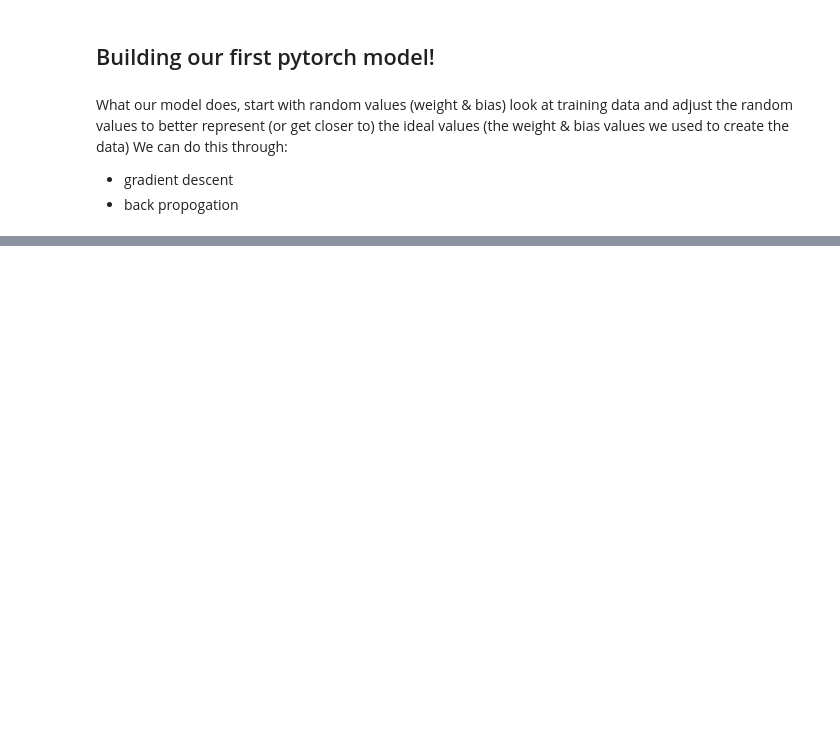
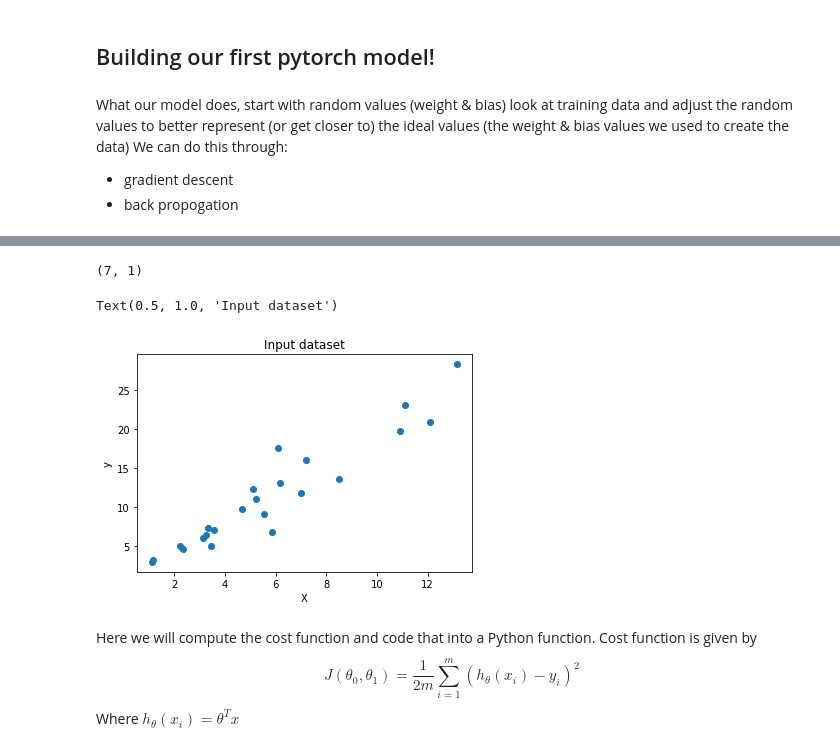
Before and after one commit to lizhiqihhh/AIM-MLWorkshop, a Jupyter notebook: w4/linear_regression.ipynb, the cells around one changed output, grey strips where cells are left out. Saved outputs shown, nothing was run; the diff lists cells and outputs as text; code cells hidden in the pictures; blank space fills up the shorter version.

```diff
--- a/w4/linear_regression.ipynb
+++ b/w4/linear_regression.ipynb
@@ -193,0 +248,5 @@ class LinearRegressionModel(nn.Module):
+# %%
+path = os.path.abspath('data.txt') # get the absolute complete path of the file
+print(path)
+data_df = pd.read_csv((path), header=None, names=['X','y'])
+data_df.head()
@@ -193,0 +292,17 @@ class LinearRegressionModel(nn.Module):
+# %%
+y.shape
+# %% [output]
+(7, 1)
+# %%
+plt.scatter(x=data_df['X'], y=data_df['y'])
+plt.xlabel('X'); plt.ylabel('y')
+plt.title('Input dataset')
+# %% [output]
+Text(0.5, 1.0, 'Input dataset')
+[figure, added]
+# %% [markdown]
+Here we will compute the cost function and code that into a Python function. Cost function is given by
+$$
+J\left(\theta_0, \theta_1\right)=\frac{1}{2 m} \sum_{i=1}^m\left(h_\theta\left(x_i\right)-y_i\right)^2
+$$
+Where $h_\theta(x_i) = \theta^T x$
```
Also changed, not shown: parts of 32 cells of this notebook, 2 other files.
